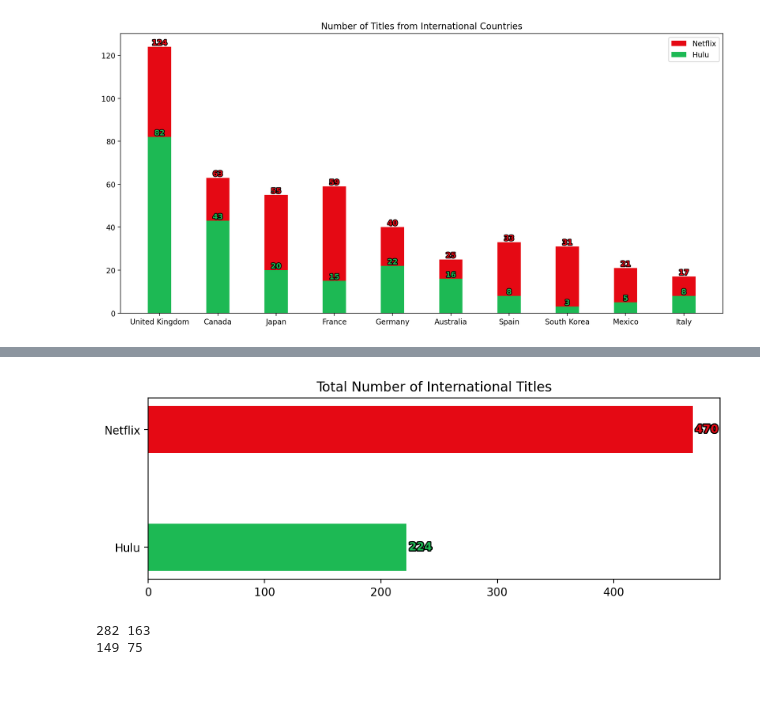
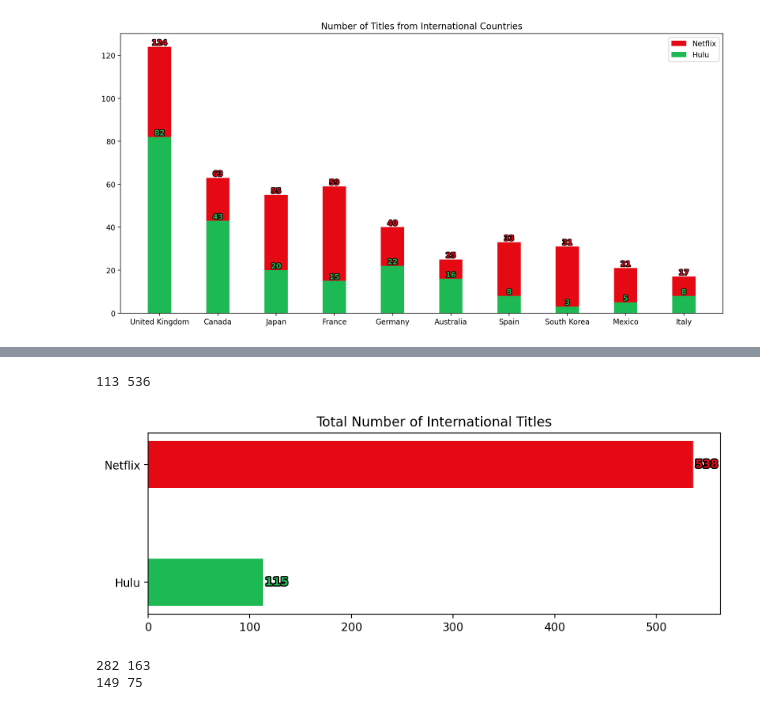
Before and after one commit to P-Panda1/msds593_group32, a Jupyter notebook: graphs1.ipynb, the cells around one changed output, grey strips where cells are left out. Cells and saved outputs as stored; diff of their text form; code cells hidden in the pictures.

Commit message:
International countries graph

```diff
--- a/graphs1.ipynb
+++ b/graphs1.ipynb
@@ -157,0 +160,9 @@ dfNetflix_int = dfNetflix1500[[inCheck(IntChecklist, i) for i in dfNetflix1500["
+# %%
+coutnries = ['United Kingdom', 'India', 'Canada', 'Spain', 'Germany', 'France']
+nCountryDic={}
+hCountryDic={}
+
+for i in coutnries:
+    hCountryDic[i] = len(dfHulu1500[[inCheck([i], x) for x in dfHulu1500["country"]]])
+    nCountryDic[i] = len(dfNetflix1500[[inCheck([i], x) for x in dfNetflix1500["country"]]])
+print(hCountryDic, nCountryDic)
@@ -158,29 +198,56 @@ dfNetflix_int = dfNetflix1500[[inCheck(IntChecklist, i) for i in dfNetflix1500["
+# %%
+def notInCheck(checklist, lst):
+    # Check if lst is not a float and is a list
+    # if not isinstance(lst, list):
+    #     return False
+    if isinstance(lst, float):
+        return False
+
+    # Check if any element in checklist is not in lst
+    res= True
+    for i in checklist:
+        if i in lst:
+            res = False
+        else:
+            res = res & True
+
+    return res
+# %%
+print(dfHulu1500[[notInCheck( ['United States'], i) for i in dfHulu1500["country"]]]["country"].count(),
+dfNetflix1500[[notInCheck( ['United States'], i) for i in dfNetflix1500["country"]]]["country"].count())
+# %% [output]
+113 536
 # %%
-hulu_international_count = hulu_country_counts.sum()
-netflix_international_count = netflix_country_counts.sum()
+hulu_international_count =  dfHulu1500[[notInCheck( ['United States'], i) for i in dfHulu1500["country"]]]["country"].count() #hulu_country_counts.sum()
+netflix_international_count = dfNetflix1500[[notInCheck( ['United States'], i) for i in dfNetflix1500["country"]]]["country"].count()
+# hulu_international_count =  dfHulu1500[dfHulu1500['country'] != 'United States']["country"].count()
+# netflix_international_count = dfNetflix1500[dfHulu1500['country'] != 'United States']["country"].count()
+# hulu_international_count =  hulu_country_counts.sum()
+# netflix_international_count =netflix_country_counts.sum()
+
 
 international_counts = pd.DataFrame({
     'Platform': ['Hulu', 'Netflix'],
     'Count': [hulu_international_count, netflix_international_count]
 })
 
 fig, ax = plt.subplots(figsize=(8, 3))
 bars = ax.barh(international_counts['Platform'], international_counts['Count'], height=[
         0.4, 0.4], color=['#1DB954', '#E50914'])
 
 ax.set_title('Total Number of International Titles')
 
 
 for bar in bars:
     xval = bar.get_width() + 2
     color = bar.get_facecolor()
     text = ax.text(xval, bar.get_y() + bar.get_height()/2.0, int(xval), va='center', ha='left', color=color, fontsize=10, fontweight='bold')
     text.set_path_effects([path_effects.Stroke(linewidth=2, foreground='black'), path_effects.Normal()])
 
 plt.tight_layout()
 plt.show()
 # %% [output]
-[figure, old version]
+[figure, new version]
 # %%
 dfDocChecklist = pd.read_csv('data/Educational_Categories.csv')
 
```
Also changed, not shown: parts of 3 cells of this notebook, 1 other file.
